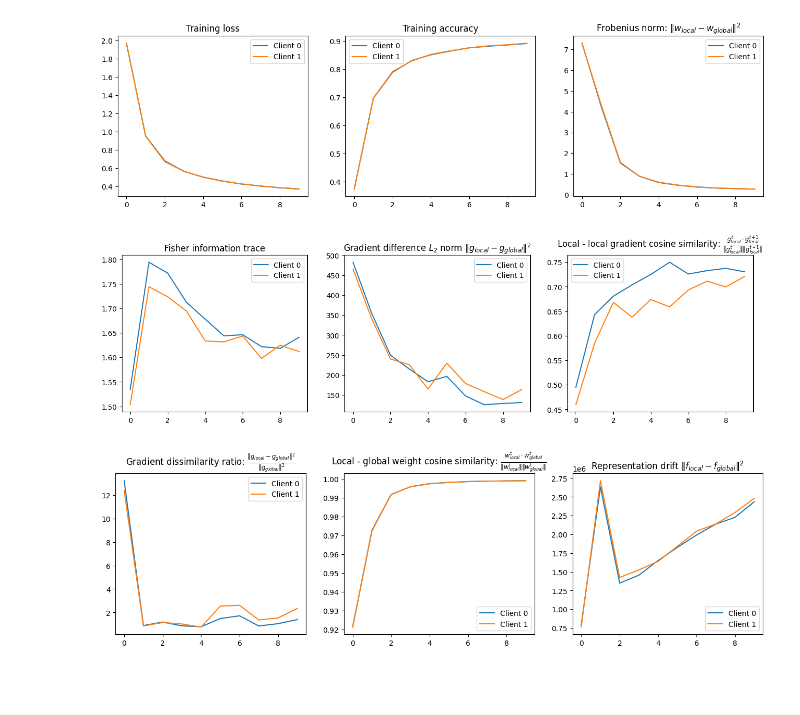
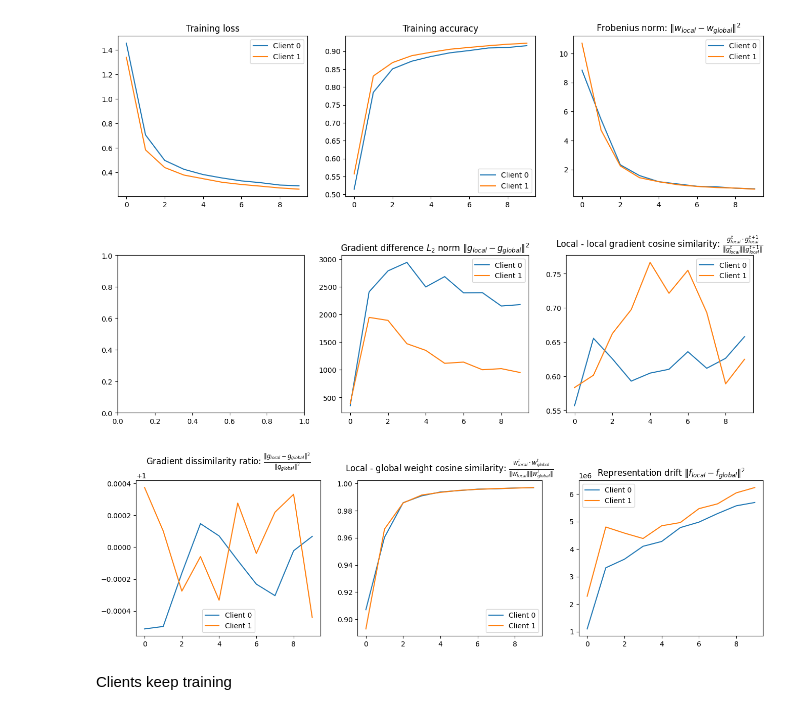
Before and after one commit to mhalleryd/MEX-FEDn, a Jupyter notebook: scaleout-client-python/examples/Max-Imagenette/max_test.ipynb, the cells around one changed output. Saved outputs shown, nothing was run; the diff lists cells and outputs as text; code cells hidden in the pictures; blank space fills up the shorter version.

Commit message:
lite mer adaptive agg. och förberedelse för gpu

```diff
--- a/scaleout-client-python/examples/Max-Imagenette/max_test.ipynb
+++ b/scaleout-client-python/examples/Max-Imagenette/max_test.ipynb
@@ -146,16 +168,18 @@ from copy import deepcopy
 from scaleoututil.serverfunctions.serverfunctionsbase import RoundType
 from scaleoututil.utils.model import ScaleoutModel
 from collections import defaultdict
-
+import server_functions
+importlib.reload(server_functions)
 
 
 #initialize global params
 global_params = save_parameters(model)
 
 client_ids = [i for i in range(N_clients)]
-server_functions = ServerFunctions()
+serverfunction = server_functions.ServerFunctions()
 
-ram_datasets = [dataset_to_tensor(ds, batch_size=32) for ds in client_ds]
+ram_datasets = [dataset_to_tensor(ds, batch_size=128) for ds in client_ds]
+#print(ram_datasets)
 #Dataloaders
 client_dl = [torch.utils.data.DataLoader(
     dataset=ds,
@@ -169,11 +193,10 @@ metrics_list = defaultdict(lambda: defaultdict(list))
 
 #for .. (this is one FL round)
 for round in range(10):
-    selected = server_functions.client_selection(client_ids, RoundType.TRAINING)
-    settings = server_functions.client_settings(global_params) #Transform to list
+    selected = serverfunction.client_selection(client_ids, RoundType.TRAINING)
+    settings = serverfunction.client_settings(global_params) #Transform to list
 
     params_list = dict()
-    losses = []
     for id in selected:
         #Olika datapartitioner på olika clients
         params, metadata, metrics = clients[id].train(
@@ -186,12 +209,9 @@ for round in range(10):
         for key, value in metrics.items():
             metrics_list[id][key].append(value)
 
-        # metrics_list[id]['training_loss'].append(metrics['training_loss'])
-        # metrics_list[id]['training_accuracy'].append(metrics['training_accuracy'])
-        # metrics_list[id]['norm'].append(metrics['norm'])
 
     #Aggregate
-    new_params = server_functions.aggregate(global_params.get_model_params(), params_list)
+    new_params = serverfunction.adaptive_aggregate(global_params.get_model_params(), params_list, None, 'cosine-sim')
     global_params = global_params.from_model_params(new_params)
 # %% [output]
 Warning: unable to fetch attributes (HTTPConnectionPool(host='scaleout-api-server', port=8092): Max retries exceeded with url: /api/v1/attributes/current (Caused by NameResolutionError("HTTPConnection ...
@@ -230,8 +236,8 @@ for id in client_ids:
     ax2.plot(metrics_list[id]['training_accuracy'], label=f'Client {id}')
     ax3.plot(metrics_list[id]['norm'], label=f'Client {id}')
 
-    trace = [fisher_trace(d) for d in metrics_list[id]['fisher']]
-    ax4.plot(trace, label=f'Client {id}')
+    #trace = [fisher_trace(d) for d in metrics_list[id]['fisher']]
+    #ax4.plot(trace, label=f'Client {id}')
 
 
     g_global = torch.stack(metrics_list[id]['global_grad'], dim=1)
@@ -255,36 +261,38 @@ for id in client_ids:
 
 
 
 
 ax1.legend()
 ax1.set_title('Training loss')
 
 ax2.legend()
 ax2.set_title('Training accuracy')
 
 ax3.legend()
 ax3.set_title(r'Frobenius norm: $\|w_{local} - w_{global}\|^2$')
 
-ax4.legend()
-ax4.set_title('Fisher information trace')
+#ax4.legend()
+#ax4.set_title('Fisher information trace')
 
 ax5.legend()
 ax5.set_title(r'Gradient difference $L_2$ norm $\| g_{local} - g_{global}\|^2$')
 
 ax6.legend()
 ax6.set_title(r'Local - local gradient cosine similarity: $\frac{g_{local}^t \cdot g_{local}^{t+1}}{\|g_{local}^t\|\|g_{local}^{t+1}\|}$')
 
 ax7.legend()
 ax7.set_title(r'Gradient dissimilarity ratio: $\frac{\| g_{local} - g_{global} \|^2}{\|g_{global}\|^2} $')
 
 ax8.legend()
 ax8.set_title(r'Local - global weight cosine similarity: $\frac{w_{local}^t \cdot w_{global}^t}{\|w_{local}^t\|\|w_{global}^t\|}$')
 
 ax9.legend()
 ax9.set_title(r'Representation drift $\|f_{local} - f_{global}\|^2$')
 plt.show()
 # %% [output]
-[figure, old version]
+[figure, new version]
-[figure, old version]
+[figure, new version]
-[figure, old version]
+[figure, new version]
+# %% [markdown]
+Clients keep training
 # %%
```
Also changed, not shown: parts of 4 cells of this notebook, 3 other files.
